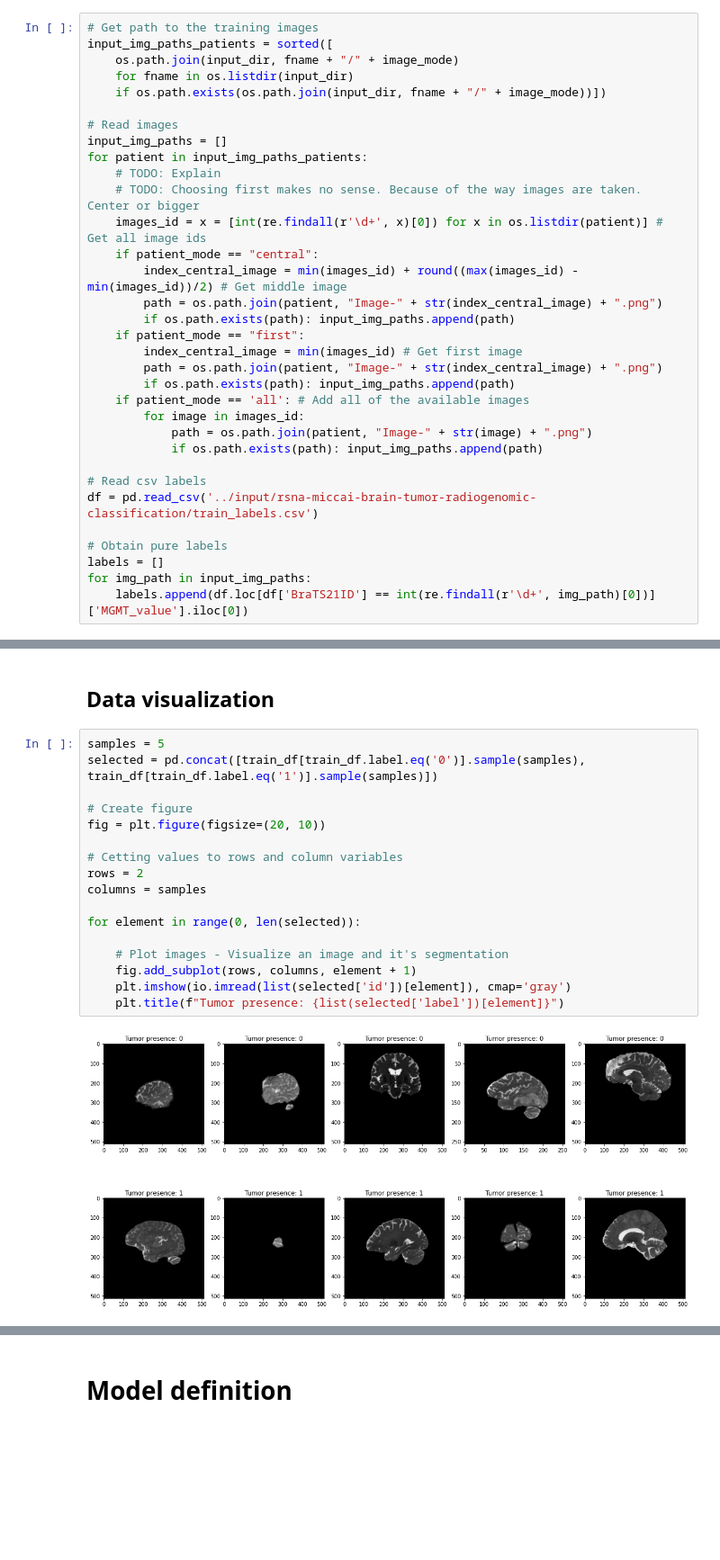
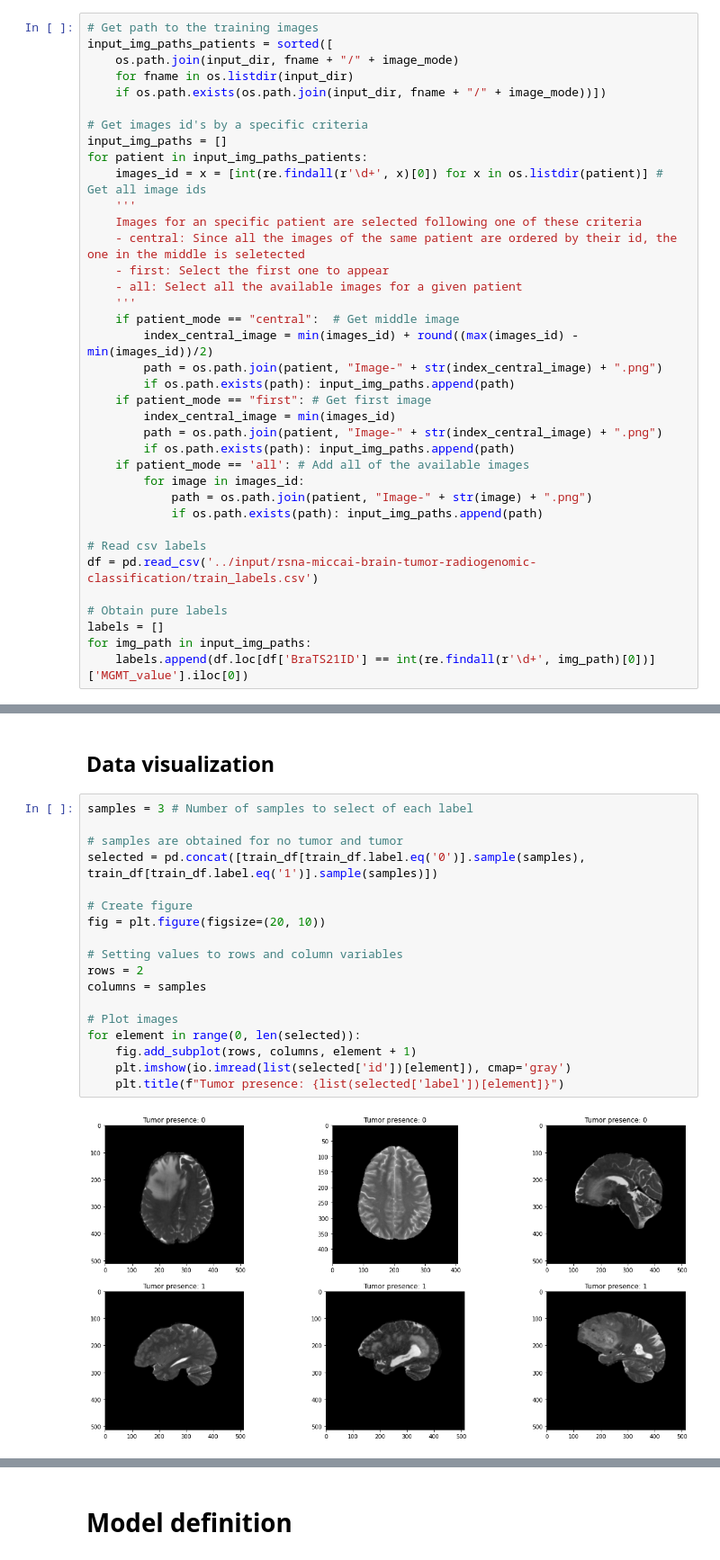
Before and after one commit to SrLozano/Brain-Tumor-Radiogenomic-Classification, a Jupyter notebook: brain-tumor-classification.ipynb, the cells around one changed output, grey strips where cells are left out. Shown: that part at 90% size. Saved outputs shown, nothing was run; the diff lists cells and outputs as text; blank space fills up the shorter version.

```diff
--- a/brain-tumor-classification.ipynb
+++ b/brain-tumor-classification.ipynb
@@ -44,18 +54,22 @@ input_img_paths_patients = sorted([
     for fname in os.listdir(input_dir)
     if os.path.exists(os.path.join(input_dir, fname + "/" + image_mode))])
 
-# Read images
+# Get images id's by a specific criteria
 input_img_paths = []
 for patient in input_img_paths_patients:
-    # TODO: Explain
-    # TODO: Choosing first makes no sense. Because of the way images are taken. Center or bigger
     images_id = x = [int(re.findall(r'\d+', x)[0]) for x in os.listdir(patient)] # Get all image ids
-    if patient_mode == "central":
-        index_central_image = min(images_id) + round((max(images_id) - min(images_id))/2) # Get middle image
+    '''
+    Images for an specific patient are selected following one of these criteria
+    - central: Since all the images of the same patient are ordered by their id, the one in the middle is seletected
+    - first: Select the first one to appear
+    - all: Select all the available images for a given patient
+    '''
+    if patient_mode == "central":  # Get middle image
+        index_central_image = min(images_id) + round((max(images_id) - min(images_id))/2)
         path = os.path.join(patient, "Image-" + str(index_central_image) + ".png")
         if os.path.exists(path): input_img_paths.append(path)
-    if patient_mode == "first":
-        index_central_image = min(images_id) # Get first image
+    if patient_mode == "first": # Get first image
+        index_central_image = min(images_id)
         path = os.path.join(patient, "Image-" + str(index_central_image) + ".png")
         if os.path.exists(path): input_img_paths.append(path)
     if patient_mode == 'all': # Add all of the available images
@@ -131,21 +152,22 @@ def load_dataset(train_df, val_df, test_df, data_augmentation=False):
 # %% [markdown]
 ## **Data visualization**
 # %%
-samples = 5
+samples = 3 # Number of samples to select of each label
+
+# samples are obtained for no tumor and tumor
 selected = pd.concat([train_df[train_df.label.eq('0')].sample(samples), train_df[train_df.label.eq('1')].sample(samples)])
 
 # Create figure
 fig = plt.figure(figsize=(20, 10))
 
-# Cetting values to rows and column variables
+# Setting values to rows and column variables
 rows = 2
 columns = samples
 
+# Plot images
 for element in range(0, len(selected)):
-
-    # Plot images - Visualize an image and it's segmentation
     fig.add_subplot(rows, columns, element + 1)
     plt.imshow(io.imread(list(selected['id'])[element]), cmap='gray')
     plt.title(f"Tumor presence: {list(selected['label'])[element]}")
 # %% [output]
-[figure, old version]
+[figure, new version]
```
Also changed, not shown: parts of 19 cells of this notebook.
